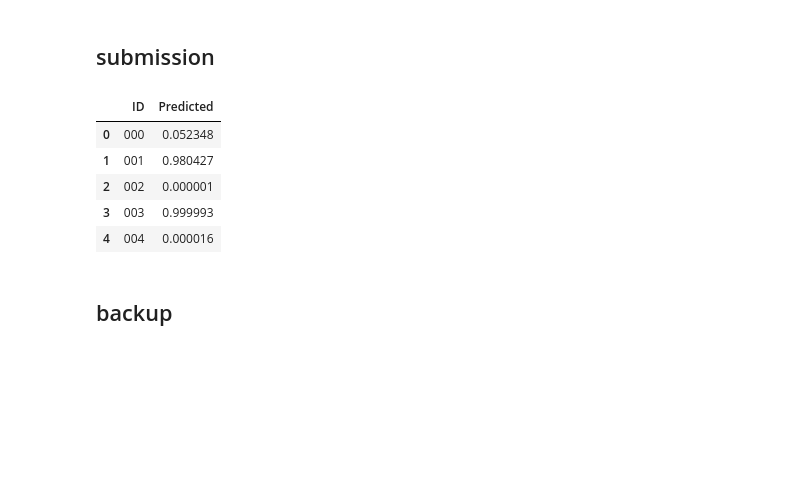
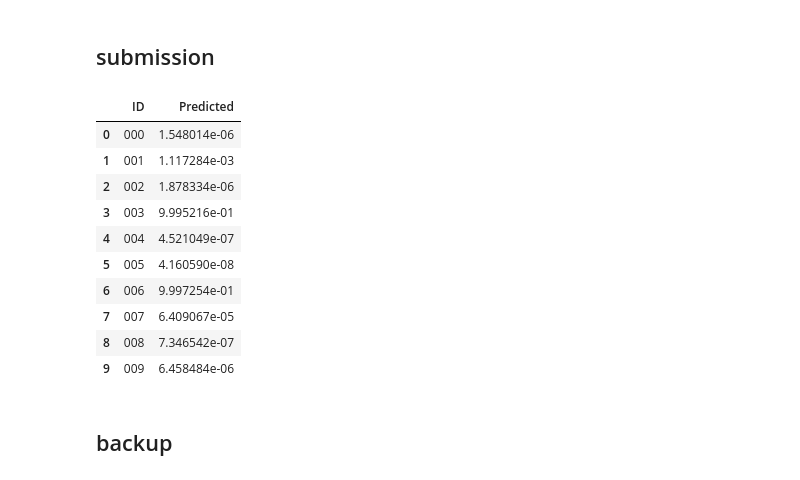
Before and after one commit to magikerwin/100Day-ML-Marathon, a Jupyter notebook: 2nd-ML100Days/homework/D-101/Day101_Kaggle_HW.ipynb, the cells around one changed output. Drawn from its saved outputs; the diff is of its cells as text; code cells hidden in the pictures; blank space fills up the shorter version.

```diff
--- a/2nd-ML100Days/homework/D-101/Day101_Kaggle_HW.ipynb
+++ b/2nd-ML100Days/homework/D-101/Day101_Kaggle_HW.ipynb
@@ -91,13 +91,15 @@ array([0., 1.], dtype=float32)
 input_tensor = tf.keras.Input([inputH,inputW,3], name='input')
 backbone_model = tf.keras.applications.mobilenet_v2.MobileNetV2(
     input_tensor=input_tensor,
-    alpha=0.5,
+    alpha=1.0, # 0.5
     #depth_multiplier=1,
     include_top=False,
     weights='imagenet')
 #backbone_model.summary()
 # %%
-out = backbone_model.get_layer('block_9_add').output
+#out = backbone_model.get_layer('block_9_add').output
+#out = backbone_model.get_layer('block_15_add').output
+out = backbone_model.output
 out = tf.keras.layers.GlobalAveragePooling2D(name='GAP')(out)
 out = tf.keras.layers.Flatten(name='Flatten')(out)
 out = tf.keras.layers.Dense(num_classes, activation='softmax', kernel_initializer='he_normal', name='output')(out)
@@ -147,25 +151,27 @@ block_3_project_BN
 # %%
 model.compile(loss='categorical_crossentropy',
-              optimizer=tf.keras.optimizers.SGD(1e-4, 0.9),
+              optimizer=tf.keras.optimizers.SGD(1e-5, 0.9),
               metrics=['accuracy'])
 # %%
 batch_size = 32
 epochs = 30
 valid_num = 100
 
+"""
 from tensorflow.keras.callbacks import ReduceLROnPlateau
 reduce_lr = ReduceLROnPlateau(factor=0.5,
                               min_lr=1e-12,
                               monitor='loss',
                               patience=5,
                               verbose=1)
-
+"""
 history = model.fit(x_train[:], y_train[:],
                     batch_size=batch_size,
                     epochs=epochs,
                     verbose=1,
                     validation_data=(x_train[:valid_num], y_train[:valid_num]),
-                    callbacks=[reduce_lr])
+                    #callbacks=[reduce_lr],
+                   )
 # %% [output]
 Train on 4000 samples, validate on 100 samples
 Epoch 1/30
@@ -221,19 +214,24 @@ pred_test = model.predict(x_test)
 # %%
 import pandas as pd
 data = []
 for i in range(len(x_test)):
     data.append(["{:03d}".format(i), pred_test[i][1]])
 
 # Create the pandas DataFrame
 df = pd.DataFrame(data, columns = ['ID', 'Predicted'])
-df.head()
+df.head(10)
 # %% [output]
 |  | ID | Predicted |
-| 0 | 000 | 0.052348 |
-| 1 | 001 | 0.980427 |
-| 2 | 002 | 0.000001 |
-| 3 | 003 | 0.999993 |
-| 4 | 004 | 0.000016 |
+| 0 | 000 | 1.548014e-06 |
+| 1 | 001 | 1.117284e-03 |
+| 2 | 002 | 1.878334e-06 |
+| 3 | 003 | 9.995216e-01 |
+| 4 | 004 | 4.521049e-07 |
+| 5 | 005 | 4.160590e-08 |
+| 6 | 006 | 9.997254e-01 |
+| 7 | 007 | 6.409067e-05 |
+| 8 | 008 | 7.346542e-07 |
+| 9 | 009 | 6.458484e-06 |
 # %%
 df.to_csv("./submission.csv", index=False)
 # %% [markdown]
```
Also changed, not shown: parts of 9 cells of this notebook, 3 other files.
